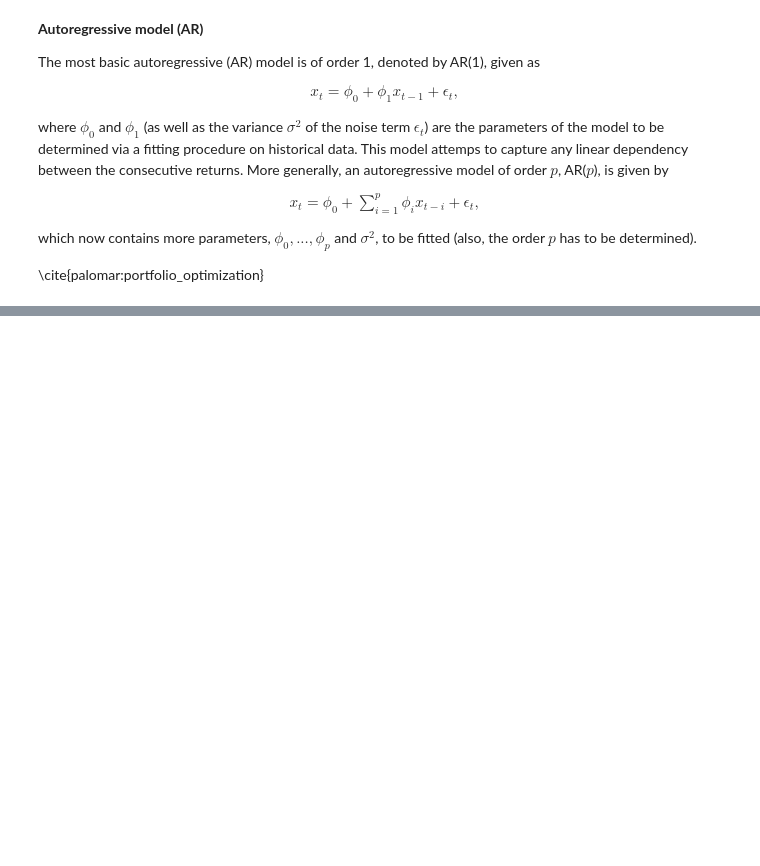
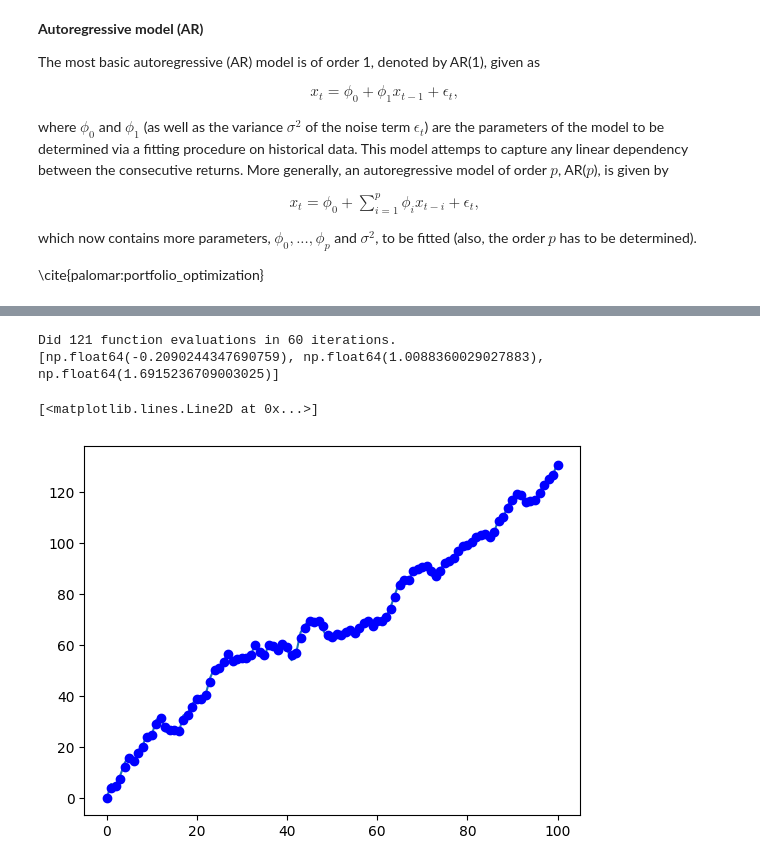
Before and after one commit to krajak09/Master-Thesis, a Jupyter notebook: scripts/Time_series_gold.ipynb, the cells around one changed output, grey strips where cells are left out. Cells and saved outputs as stored; diff of their text form; code cells hidden in the pictures; blank space fills up the shorter version.

```diff
--- a/scripts/Time_series_gold.ipynb
+++ b/scripts/Time_series_gold.ipynb
@@ -331,0 +402,51 @@ which now contains more parameters, $\phi_0, . . . , \phi_p$ and $\sigma^2$, to
+# %%
+def energy_AR(theta):
+  phi0 = theta[0]
+  phi1 = theta[1]
+  sigma2 = np.exp(theta[2])
+
+  f = KalmanFilter(dim_x=2, dim_z=1)
+
+  f.x = np.array([0., 0.]) # initial value for the state
+  f.P = np.array([[1,    0.],
+                  [   0., 1] ]) # covariance matrix for initial state
+
+
+  f.F = np.array([[1.,0.],
+                  [phi0,phi1]]) # state transition matrix
+
+  f.H = np.array([[0.,1.]]) # measurement function
+
+
+  f.R = np.array([[1.]]) # measurement noise
+
+  f.Q = np.array([[0.,0.],
+                  [0.,sigma2]])
+  # Q_discrete_white_noise(dim=2, dt=0.1, var=q) # creates specific process noise covariance for a constant-aceleration model
+
+  score = 0.0
+
+  for y in data:
+    f.predict()
+    f.update(y)
+    score += f.log_likelihood
+
+  return -score
+# %%
+theta0 = [0.0,0.0,np.log(1)] # initial guess for phi0, phi1, sigma2
+res = minimize(energy_AR, theta0, method='Nelder-Mead')
+
+nit, nfev = res.nit, res.nfev
+print("Did", nfev, "function evaluations in", nit, "iterations.")
+print([res.x[0],res.x[1], np.exp(res.x[2])])
+# %% [output]
+Did 121 function evaluations in 60 iterations.
+[np.float64(-0.2090244347690759), np.float64(1.0088360029027883), np.float64(1.6915236709003025)]
+# %%
+filtered = run_kalman_AR(res.x)
+# %%
+plt.plot(data)
+plt.plot(filtered, 'bo')
+# %% [output]
+[<matplotlib.lines.Line2D at 0x...>]
+[figure, added]
```
Also changed, not shown: parts of 12 cells of this notebook.
